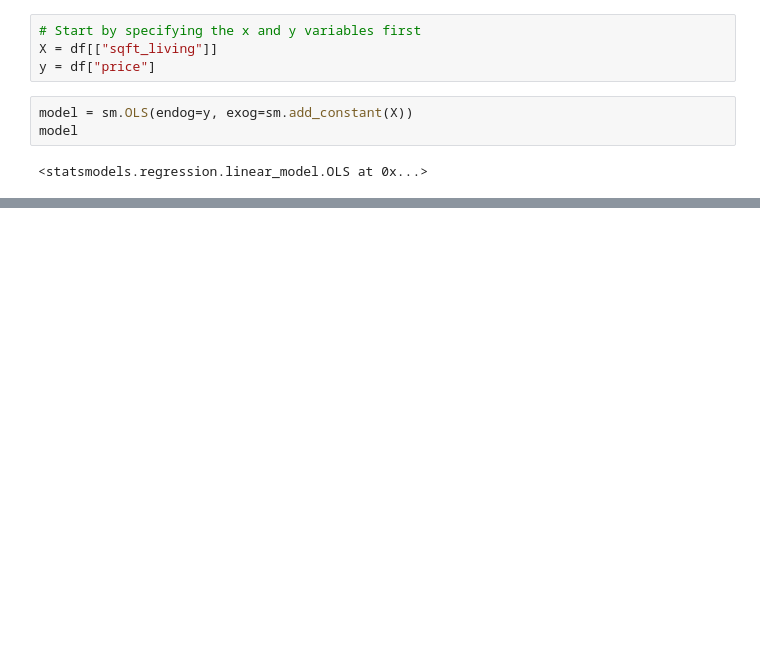
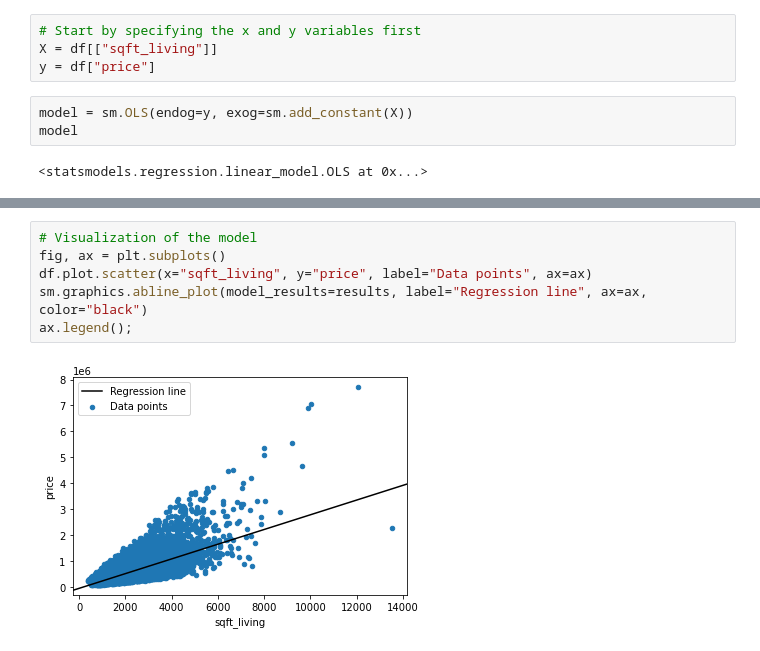
Before and after one commit to SueMungai/dsc-phase-2-project-v2-3, a Jupyter notebook: student.ipynb, the cells around one changed output, grey strips where cells are left out. Cells and saved outputs as stored; diff of their text form; blank space fills up the shorter version.

```diff
--- a/student.ipynb
+++ b/student.ipynb
@@ -429,0 +443,8 @@ sns.regplot(x='sqft_living',y='price', data=df);
+# %%
+# Visualization of the model
+fig, ax = plt.subplots()
+df.plot.scatter(x="sqft_living", y="price", label="Data points", ax=ax)
+sm.graphics.abline_plot(model_results=results, label="Regression line", ax=ax, color="black")
+ax.legend();
+# %% [output]
+[figure, added]
```
Also changed, not shown: parts of 51 cells of this notebook.
